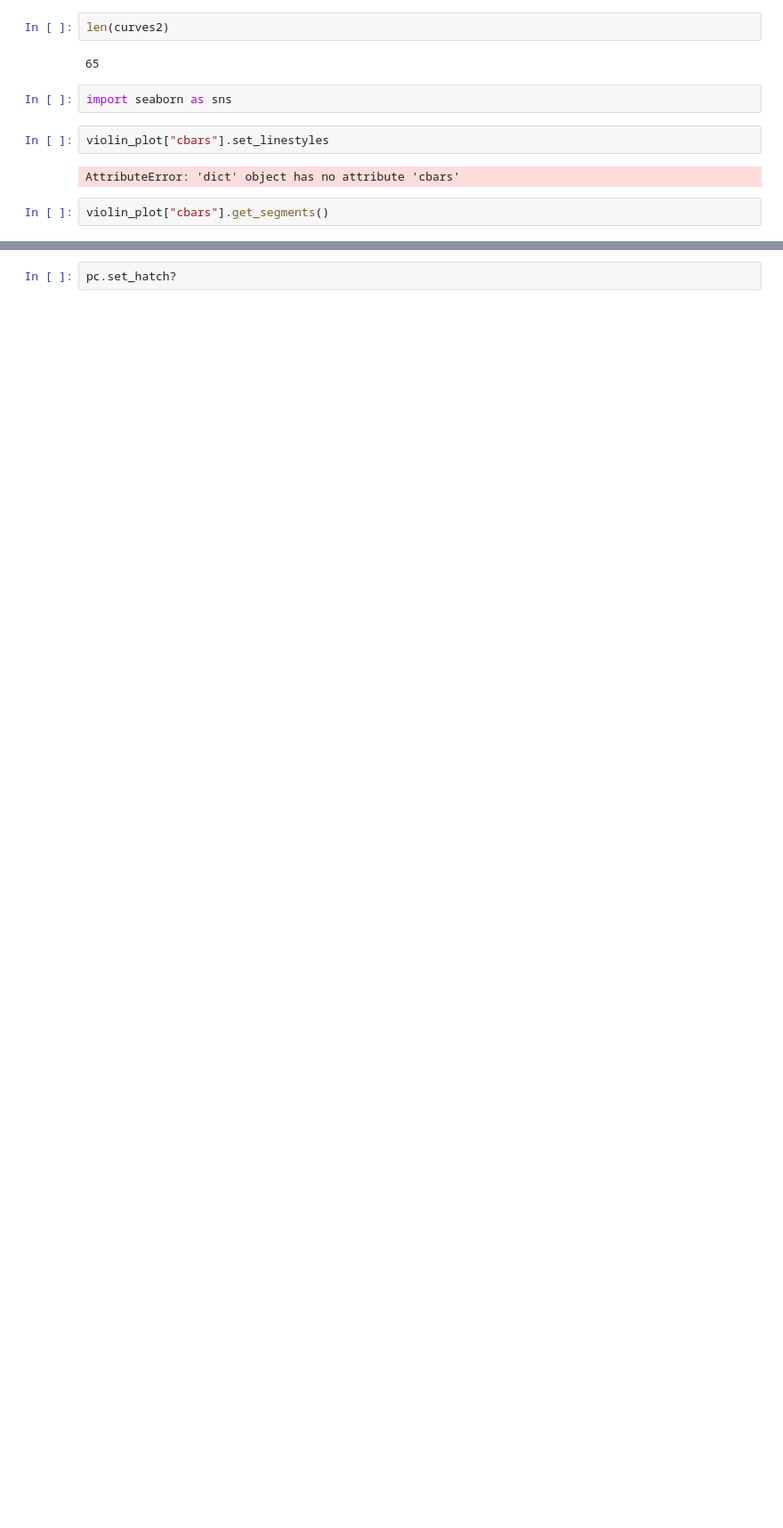
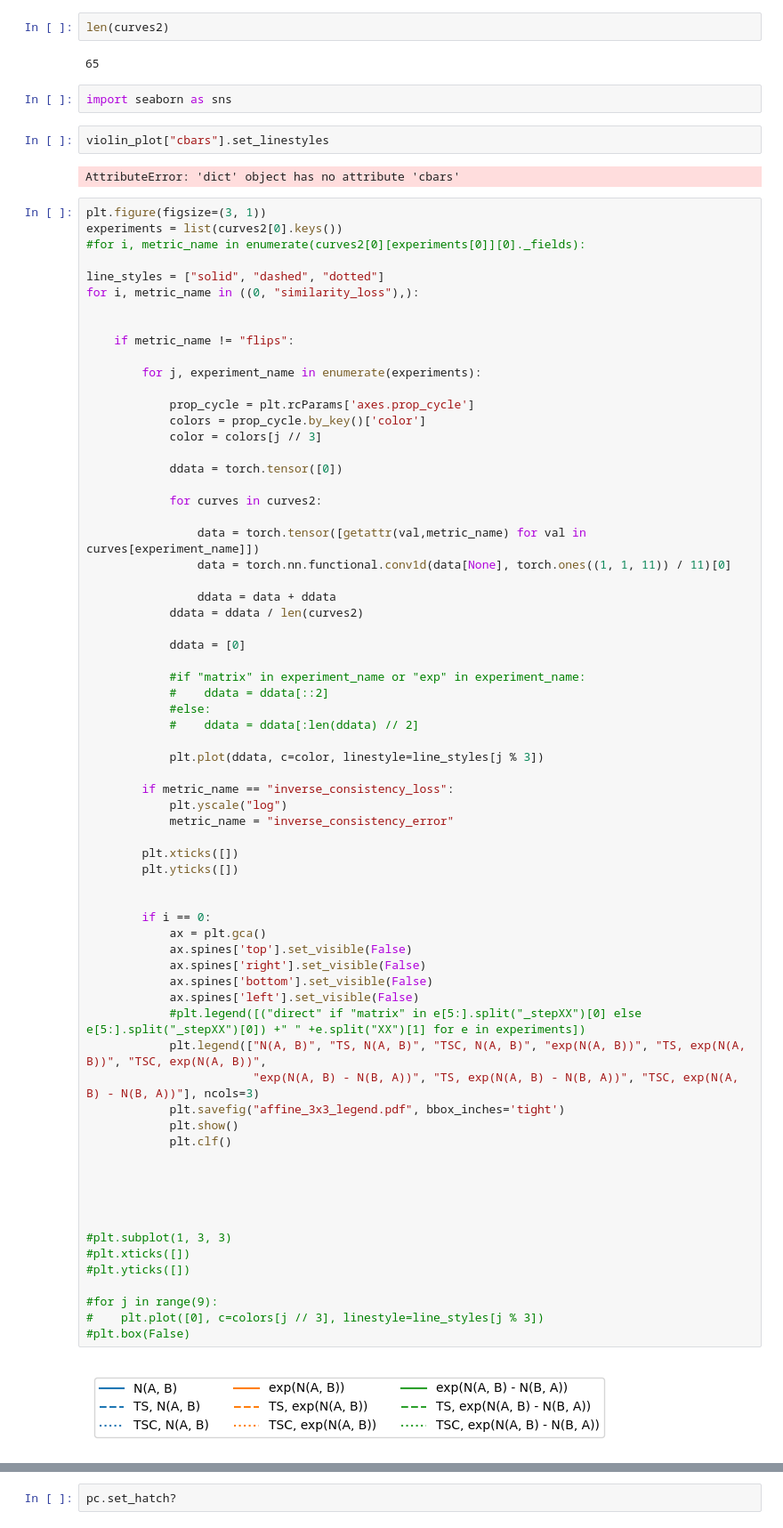
Before and after one commit to uncbiag/ByConstructionICON, a Jupyter notebook: affine_3x3_paperfig.ipynb, the cells around one changed output, grey strips where cells are left out. Shown: that part at 89% size. Cells and saved outputs as stored; diff of their text form; blank space fills up the shorter version.

```diff
--- a/affine_3x3_paperfig.ipynb
+++ b/affine_3x3_paperfig.ipynb
@@ -170,5 +174,72 @@ violin_plot["cbars"].set_linestyles
 # %% [output]
 AttributeError: 'dict' object has no attribute 'cbars'
 # %%
-violin_plot["cbars"].get_segments()
+plt.figure(figsize=(3, 1))
+experiments = list(curves2[0].keys())
+#for i, metric_name in enumerate(curves2[0][experiments[0]][0]._fields):
+
+line_styles = ["solid", "dashed", "dotted"]
+for i, metric_name in ((0, "similarity_loss"),):
+
+
+    if metric_name != "flips":
+
+        for j, experiment_name in enumerate(experiments):
+
+            prop_cycle = plt.rcParams['axes.prop_cycle']
+            colors = prop_cycle.by_key()['color']
+            color = colors[j // 3]
+
+            ddata = torch.tensor([0])
+
+            for curves in curves2:
+
+                data = torch.tensor([getattr(val,metric_name) for val in curves[experiment_name]])
+                data = torch.nn.functional.conv1d(data[None], torch.ones((1, 1, 11)) / 11)[0]
+
+                ddata = data + ddata
+            ddata = ddata / len(curves2)
+
+            ddata = [0]
+
+            #if "matrix" in experiment_name or "exp" in experiment_name:
+            #    ddata = ddata[::2]
+            #else:
+            #    ddata = ddata[:len(ddata) // 2]
+
+            plt.plot(ddata, c=color, linestyle=line_styles[j % 3])
+
+        if metric_name == "inverse_consistency_loss":
+            plt.yscale("log")
+            metric_name = "inverse_consistency_error"
+
+        plt.xticks([])
+        plt.yticks([])
+
+
+        if i == 0:
+            ax = plt.gca()
+            ax.spines['top'].set_visible(False)
+            ax.spines['right'].set_visible(False)
+            ax.spines['bottom'].set_visible(False)
+            ax.spines['left'].set_visible(False)
+            #plt.legend([("direct" if "matrix" in e[5:].split("_stepXX")[0] else e[5:].split("_stepXX")[0]) +" " +e.split("XX")[1] for e in experiments])
+            plt.legend(["N(A, B)", "TS, N(A, B)", "TSC, N(A, B)", "exp(N(A, B))", "TS, exp(N(A, B))", "TSC, exp(N(A, B))",
+                        "exp(N(A, B) - N(B, A))", "TS, exp(N(A, B) - N(B, A))", "TSC, exp(N(A, B) - N(B, A))"], ncols=3)
+            plt.savefig("affine_3x3_legend.pdf", bbox_inches='tight')
+            plt.show()
+            plt.clf()
+
+
+
+
+
+#plt.subplot(1, 3, 3)
+#plt.xticks([])
+#plt.yticks([])
+
+#for j in range(9):
+#    plt.plot([0], c=colors[j // 3], linestyle=line_styles[j % 3])
+#plt.box(False)
 # %% [output]
+[figure, added]
```
Also changed, not shown: parts of 5 cells of this notebook, 6 other files.
